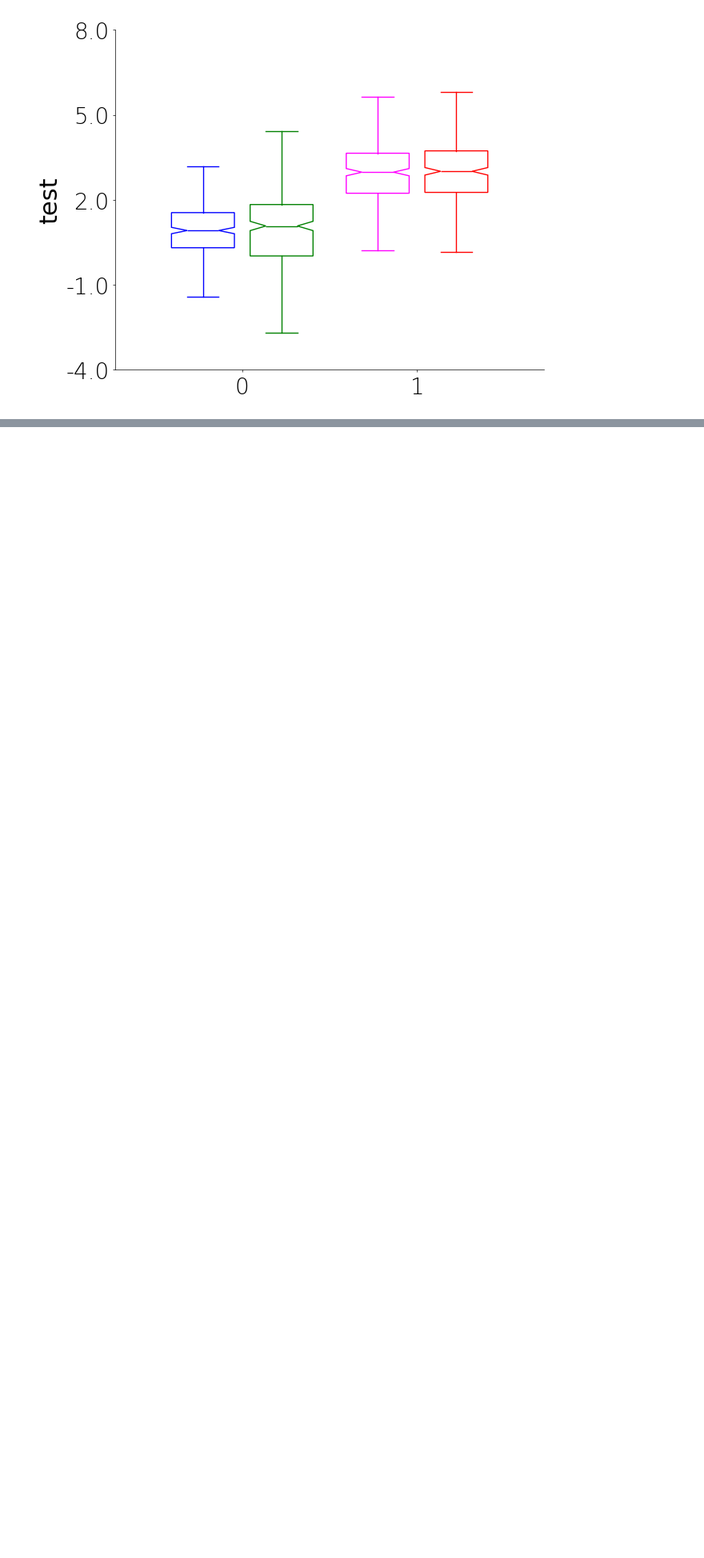
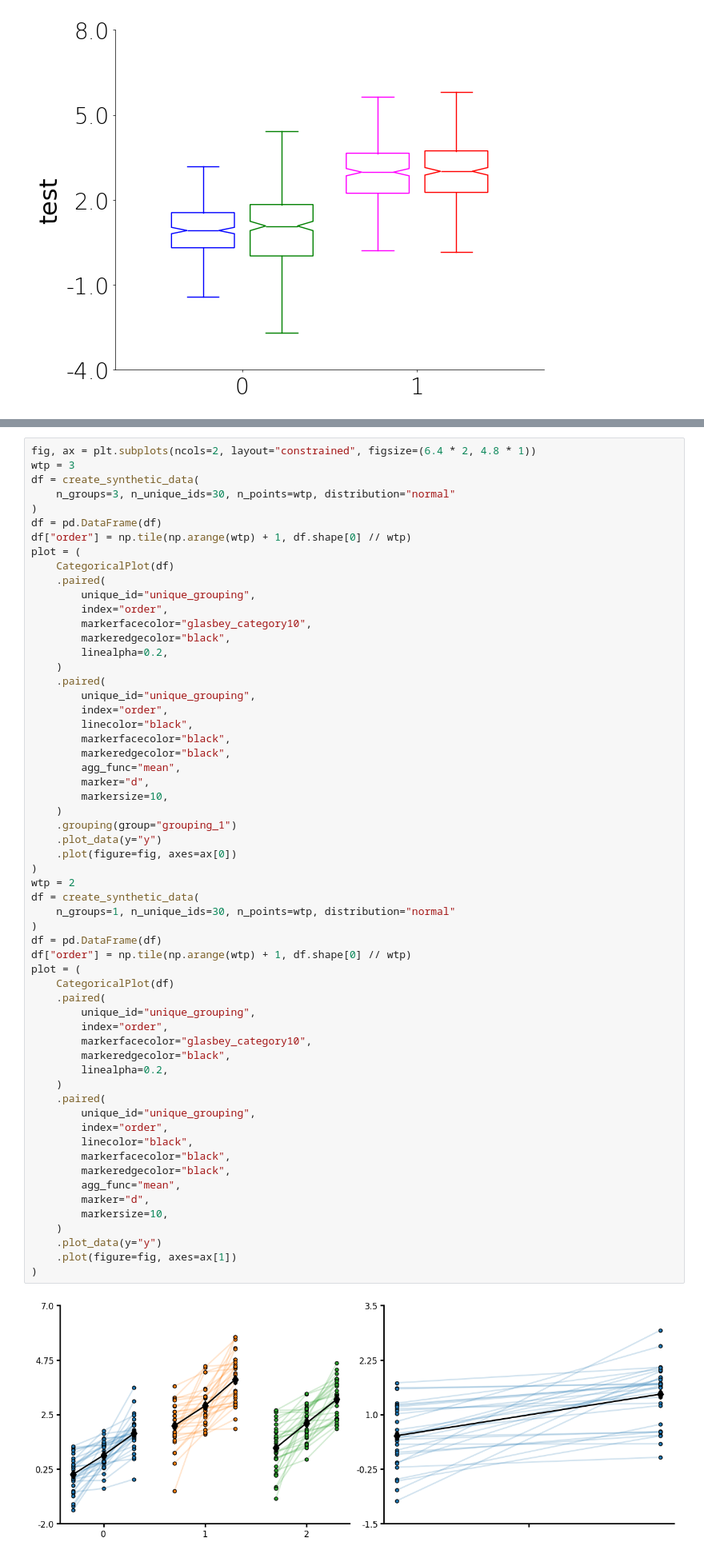
Before and after one commit to LarsHenrikNelson/lithos, a Jupyter notebook: README.ipynb, the cells around one changed output, grey strips where cells are left out. Shown at 80% size. Saved outputs shown, nothing was run; the diff lists cells and outputs as text; blank space fills up the shorter version.

Commit message:
Lots of typehint fixes (using ty). A paired plot is now functional.

```diff
--- a/README.ipynb
+++ b/README.ipynb
@@ -350,3 +356,64 @@ plot = (
+# %%
+fig, ax = plt.subplots(ncols=2, layout="constrained", figsize=(6.4 * 2, 4.8 * 1))
+wtp = 3
+df = create_synthetic_data(
+    n_groups=3, n_unique_ids=30, n_points=wtp, distribution="normal"
+)
+df = pd.DataFrame(df)
+df["order"] = np.tile(np.arange(wtp) + 1, df.shape[0] // wtp)
+plot = (
+    CategoricalPlot(df)
+    .paired(
+        unique_id="unique_grouping",
+        index="order",
+        markerfacecolor="glasbey_category10",
+        markeredgecolor="black",
+        linealpha=0.2,
+    )
+    .paired(
+        unique_id="unique_grouping",
+        index="order",
+        linecolor="black",
+        markerfacecolor="black",
+        markeredgecolor="black",
+        agg_func="mean",
+        marker="d",
+        markersize=10,
+    )
+    .grouping(group="grouping_1")
+    .plot_data(y="y")
+    .plot(figure=fig, axes=ax[0])
+)
+wtp = 2
+df = create_synthetic_data(
+    n_groups=1, n_unique_ids=30, n_points=wtp, distribution="normal"
+)
+df = pd.DataFrame(df)
+df["order"] = np.tile(np.arange(wtp) + 1, df.shape[0] // wtp)
+plot = (
+    CategoricalPlot(df)
+    .paired(
+        unique_id="unique_grouping",
+        index="order",
+        markerfacecolor="glasbey_category10",
+        markeredgecolor="black",
+        linealpha=0.2,
+    )
+    .paired(
+        unique_id="unique_grouping",
+        index="order",
+        linecolor="black",
+        markerfacecolor="black",
+        markeredgecolor="black",
+        agg_func="mean",
+        marker="d",
+        markersize=10,
+    )
+    .plot_data(y="y")
+    .plot(figure=fig, axes=ax[1])
+)
+# %% [output]
+[figure, added]
 # %% [markdown]
 ### Percent plot
 The percent plot is a like a histogram but stacked by categorical features. It is a good way to assess the distribution of data for a small number of bins or categorical groups.
```
Also changed, not shown: parts of 3 cells of this notebook, 8 other files.
